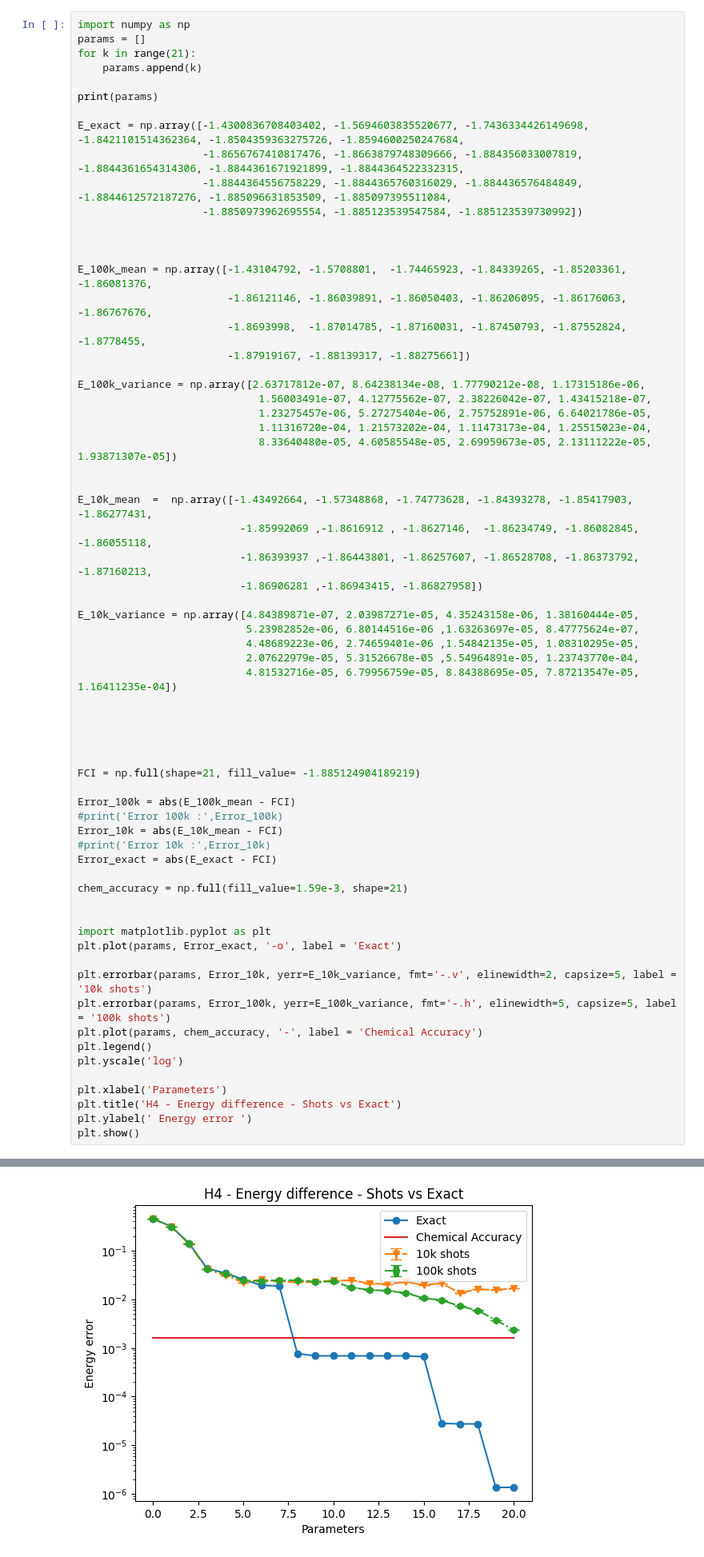
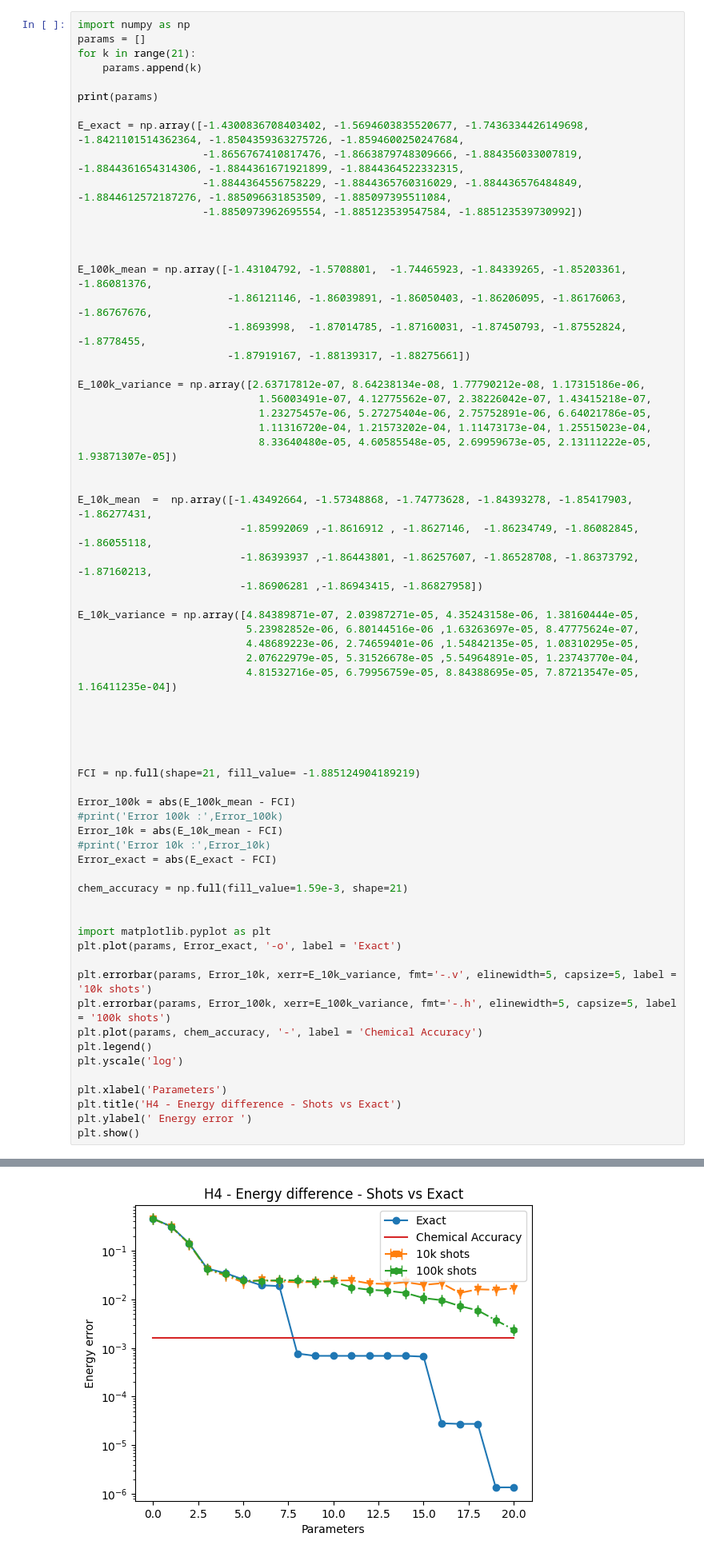
Before and after one commit to srivathsanps-quantum/QC-chemistry, a Jupyter notebook: AdaptVQEcode.ipynb, the cells around one changed output, grey strips where cells are left out. Shown at 80% size. Drawn from its saved outputs; the diff is of its cells as text.

```diff
--- a/AdaptVQEcode.ipynb
+++ b/AdaptVQEcode.ipynb
@@ -765,33 +765,33 @@ E_10k_variance = np.array([4.84389871e-07, 2.03987271e-05, 4.35243158e-06, 1.381
                            4.81532716e-05, 6.79956759e-05, 8.84388695e-05, 7.87213547e-05, 1.16411235e-04])
 
 
 
 
 
 FCI = np.full(shape=21, fill_value= -1.885124904189219)
 
 Error_100k = abs(E_100k_mean - FCI)
 #print('Error 100k :',Error_100k)
 Error_10k = abs(E_10k_mean - FCI)
 #print('Error 10k :',Error_10k)
 Error_exact = abs(E_exact - FCI)
 
 chem_accuracy = np.full(fill_value=1.59e-3, shape=21)
 
 
 import matplotlib.pyplot as plt
 plt.plot(params, Error_exact, '-o', label = 'Exact')
 
-plt.errorbar(params, Error_10k, yerr=E_10k_variance, fmt='-.v', elinewidth=2, capsize=5, label = '10k shots')
-plt.errorbar(params, Error_100k, yerr=E_100k_variance, fmt='-.h', elinewidth=5, capsize=5, label = '100k shots')
+plt.errorbar(params, Error_10k, xerr=E_10k_variance, fmt='-.v', elinewidth=5, capsize=5, label = '10k shots')
+plt.errorbar(params, Error_100k, xerr=E_100k_variance, fmt='-.h', elinewidth=5, capsize=5, label = '100k shots')
 plt.plot(params, chem_accuracy, '-', label = 'Chemical Accuracy')
 plt.legend()
 plt.yscale('log')
 
 plt.xlabel('Parameters')
 plt.title('H4 - Energy difference - Shots vs Exact')
 plt.ylabel(' Energy error ')
 plt.show()
 # %% [output]
 [0, 1, 2, 3, 4, 5, 6, 7, 8, 9, 10, 11, 12, 13, 14, 15, 16, 17, 18, 19, 20]
-[figure, old version]
+[figure, new version]
```
